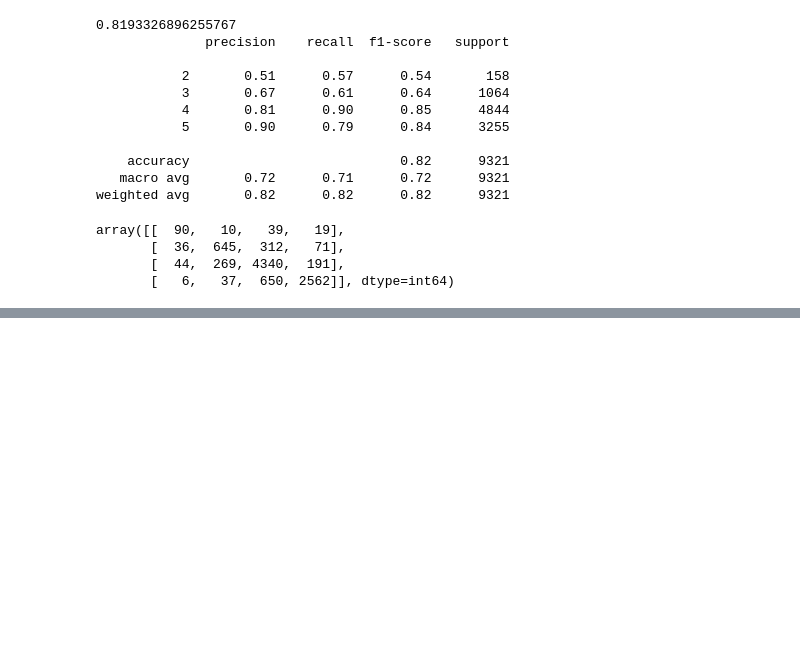
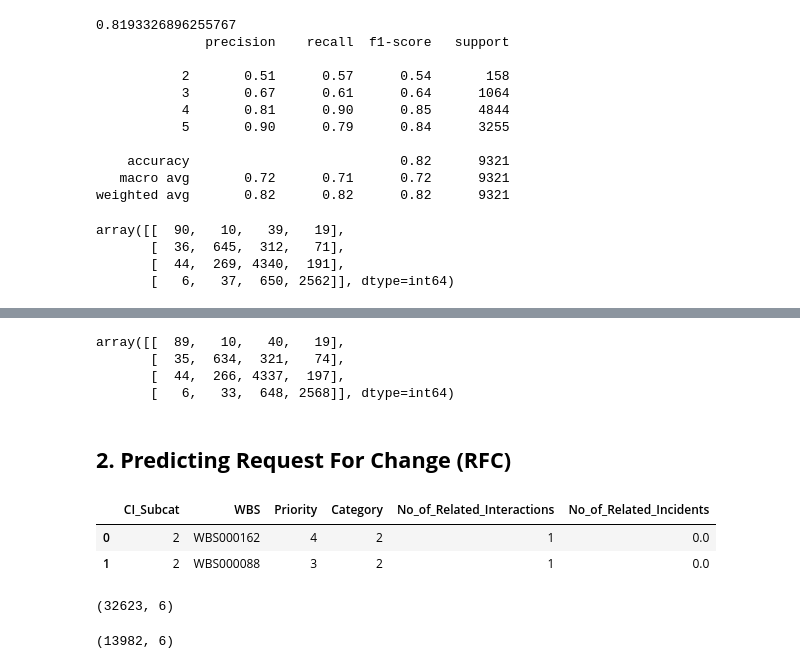
Before and after one commit to Dishantkharkar/ITSM-ML-Improvement-ABC-Tech, a Jupyter notebook: Data Preprocessing and Feature Engineering.ipynb, the cells around one changed output, grey strips where cells are left out. Saved outputs shown, nothing was run; the diff lists cells and outputs as text; code cells hidden in the pictures; blank space fills up the shorter version.

```diff
--- a/Data Preprocessing and Feature Engineering.ipynb
+++ b/Data Preprocessing and Feature Engineering.ipynb
@@ -1985,0 +2014,19 @@ array([[  90,   10,   39,   19],
+# %%
+confusion_matrix(y_test,y_predict_rf)
+# %% [output]
+array([[  89,   10,   40,   19],
+       [  35,  634,  321,   74],
+       [  44,  266, 4337,  197],
+       [   6,   33,  648, 2568]], dtype=int64)
+# %% [markdown]
+## **2. Predicting Request For Change (RFC)**
+# %%
+# Selecting the predictors
+X1 = data.loc[:,['CI_Subcat','WBS','Priority','Category','No_of_Related_Interactions','No_of_Related_Incidents']]
+y1 = data.No_of_Related_Changes
+# %%
+X1.head(2)
+# %% [output]
+|  | CI_Subcat | WBS | Priority | Category | No_of_Related_Interactions | No_of_Related_Incidents |
+| 0 | 2 | WBS000162 | 4 | 2 | 1 | 0.0 |
+| 1 | 2 | WBS000088 | 3 | 2 | 1 | 0.0 |
@@ -1985,0 +2045,8 @@ array([[  90,   10,   39,   19],
+# %%
+X1_train.shape
+# %% [output]
+(32623, 6)
+# %%
+X1_test.shape
+# %% [output]
+(13982, 6)
```
Also changed, not shown: parts of 18 cells of this notebook.
